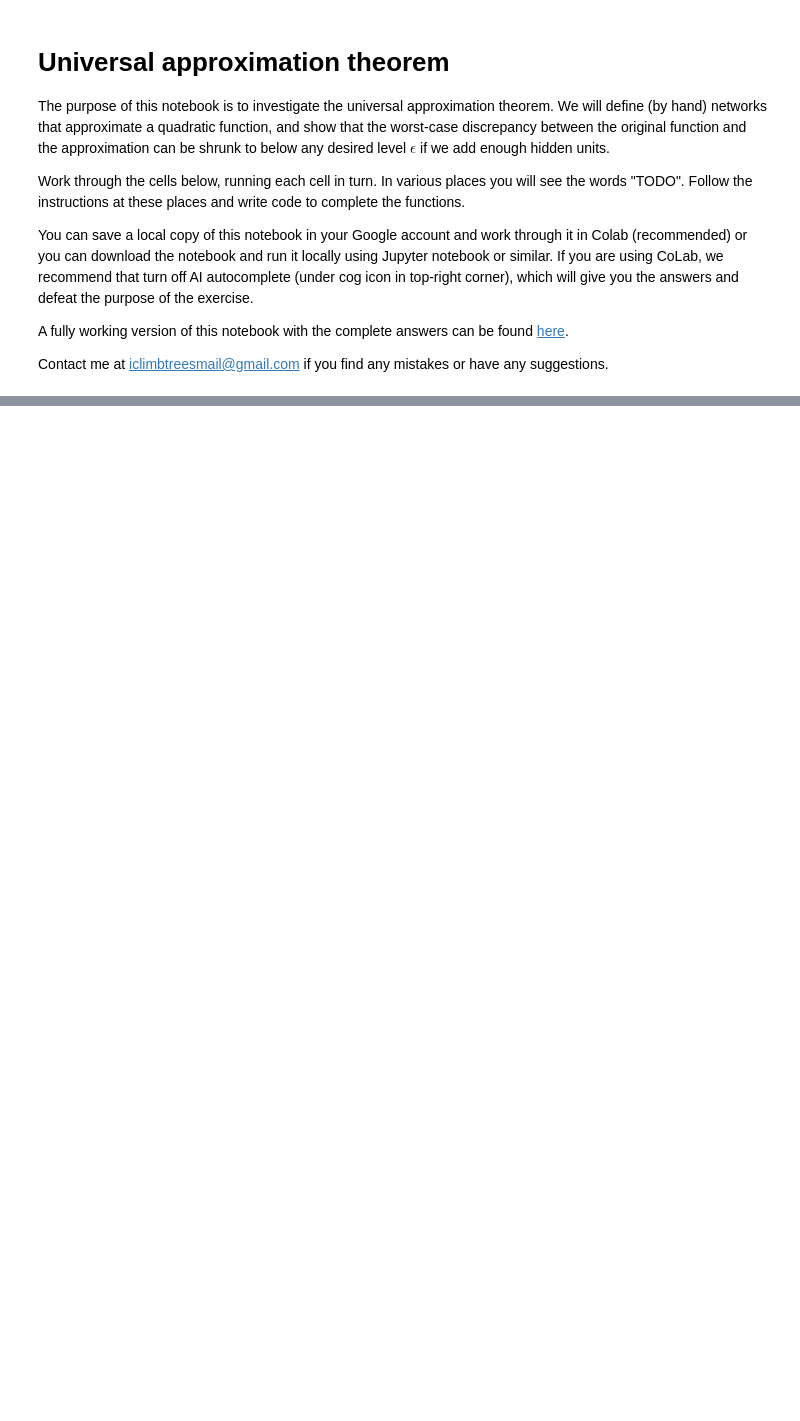
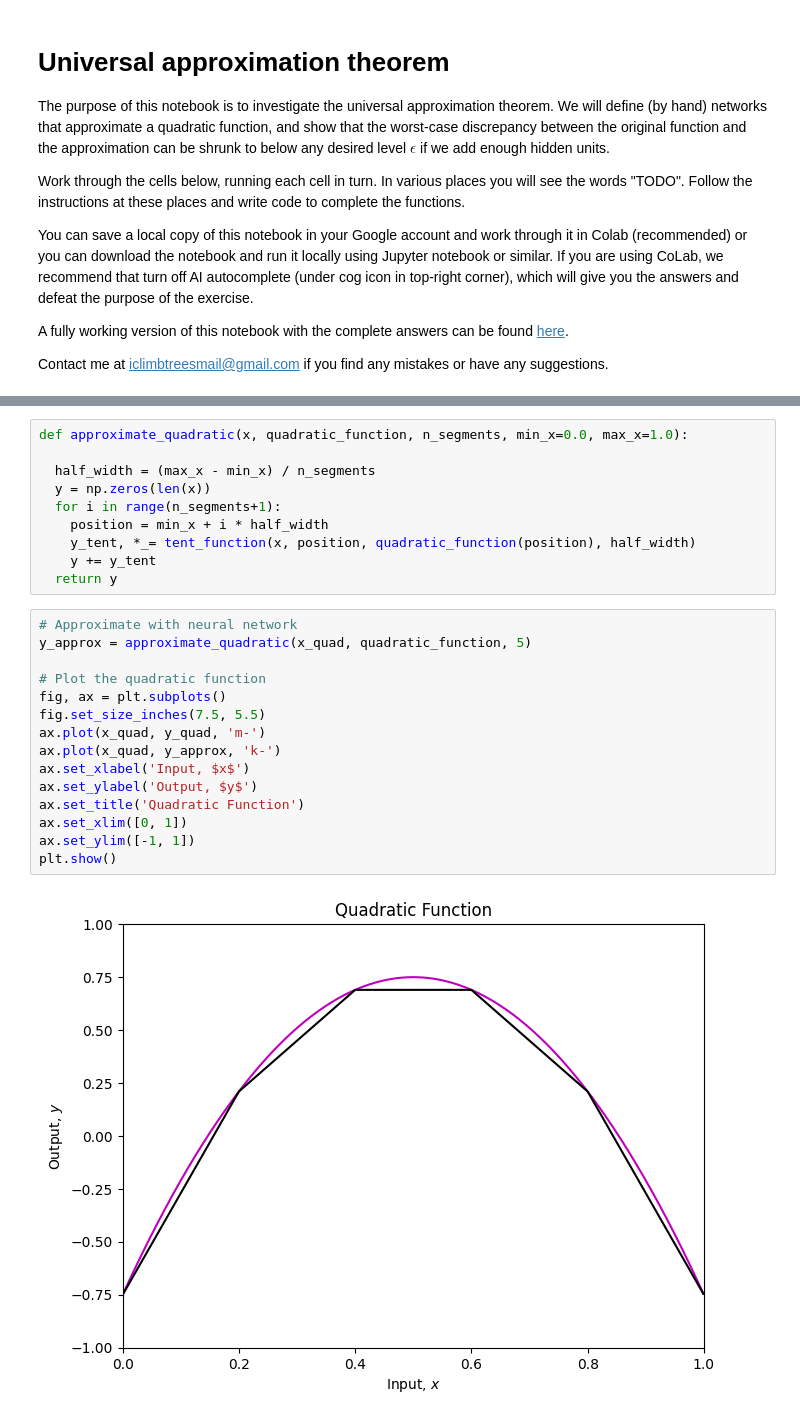
Before and after one commit to udlbook/iclimbtrees, a Jupyter notebook: notebooks/ShallowNN/UniversalApproximation.ipynb, the cells around one changed output, grey strips where cells are left out. Drawn from its saved outputs; the diff is of its cells as text; blank space fills up the shorter version.

```diff
--- a/notebooks/ShallowNN/UniversalApproximation.ipynb
+++ b/notebooks/ShallowNN/UniversalApproximation.ipynb
@@ -127,0 +189,27 @@ plt.show()
+# %%
+def approximate_quadratic(x, quadratic_function, n_segments, min_x=0.0, max_x=1.0):
+
+  half_width = (max_x - min_x) / n_segments
+  y = np.zeros(len(x))
+  for i in range(n_segments+1):
+    position = min_x + i * half_width
+    y_tent, *_= tent_function(x, position, quadratic_function(position), half_width)
+    y += y_tent
+  return y
+# %%
+# Approximate with neural network
+y_approx = approximate_quadratic(x_quad, quadratic_function, 5)
+
+# Plot the quadratic function
+fig, ax = plt.subplots()
+fig.set_size_inches(7.5, 5.5)
+ax.plot(x_quad, y_quad, 'm-')
+ax.plot(x_quad, y_approx, 'k-')
+ax.set_xlabel('Input, $x$')
+ax.set_ylabel('Output, $y$')
+ax.set_title('Quadratic Function')
+ax.set_xlim([0, 1])
+ax.set_ylim([-1, 1])
+plt.show()
+# %% [output]
+[figure, added]
```
Also changed, not shown: parts of 23 cells of this notebook.
